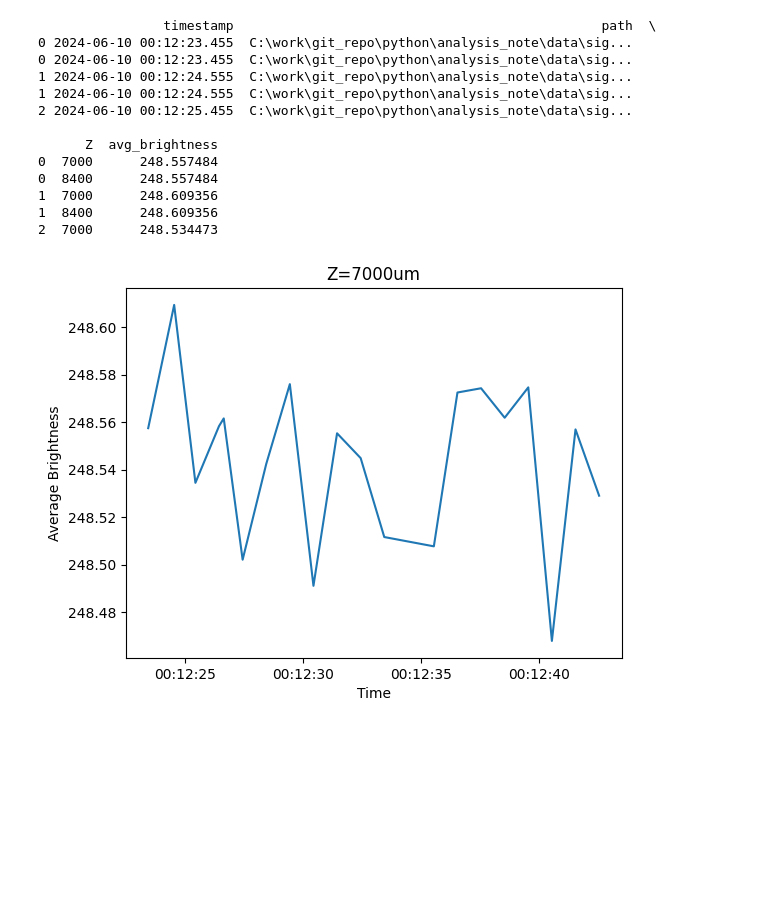
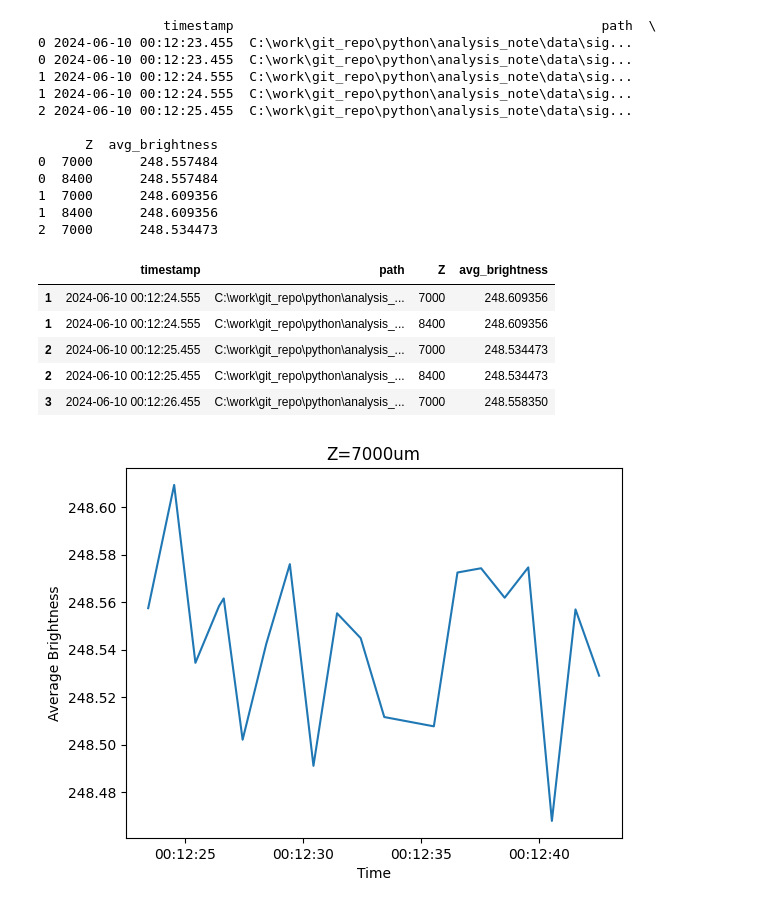
Before and after one commit to yumekasa5/analysis_note, a Jupyter notebook: signal_collection.ipynb, the cells around one changed output. Cells and saved outputs as stored; diff of their text form; code cells hidden in the pictures; blank space fills up the shorter version.

```diff
--- a/signal_collection.ipynb
+++ b/signal_collection.ipynb
@@ -65,3 +65,18 @@ print(df.head())
 1  7000      248.609356
 1  8400      248.609356
 2  7000      248.534473
+# %%
+from datetime import datetime as dt
+
+first_time = dt.strptime("2024-06-10 00:12:23.555", "%Y-%m-%d %H:%M:%S.%f")
+last_time = dt.strptime("2024-06-10 00:12:28.555", "%Y-%m-%d %H:%M:%S.%f")
+
+df_range_time = df[(df["timestamp"] >= first_time) & (df["timestamp"] <= last_time)]
+df_range_time.head()
+# %% [output]
+|  | timestamp | path | Z | avg_brightness |
+| 1 | 2024-06-10 00:12:24.555 | C:\work\git_repo\python\analysis_... | 7000 | 248.609356 |
+| 1 | 2024-06-10 00:12:24.555 | C:\work\git_repo\python\analysis_... | 8400 | 248.609356 |
+| 2 | 2024-06-10 00:12:25.455 | C:\work\git_repo\python\analysis_... | 7000 | 248.534473 |
+| 2 | 2024-06-10 00:12:25.455 | C:\work\git_repo\python\analysis_... | 8400 | 248.534473 |
+| 3 | 2024-06-10 00:12:26.455 | C:\work\git_repo\python\analysis_... | 7000 | 248.558350 |
```
Also changed, not shown: parts of 1 cell of this notebook.
